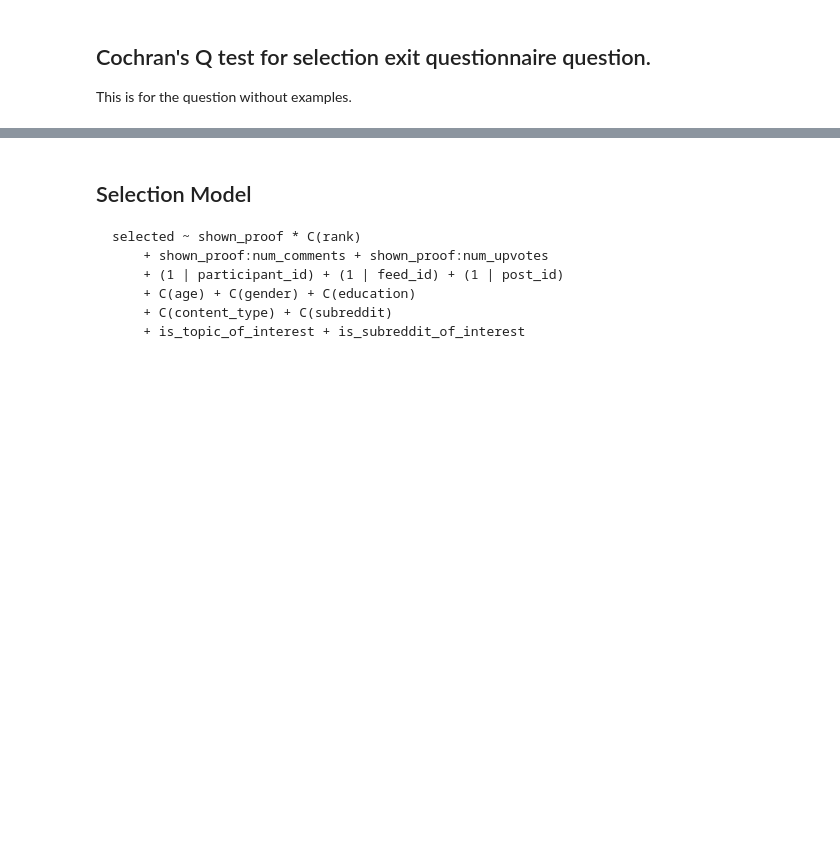
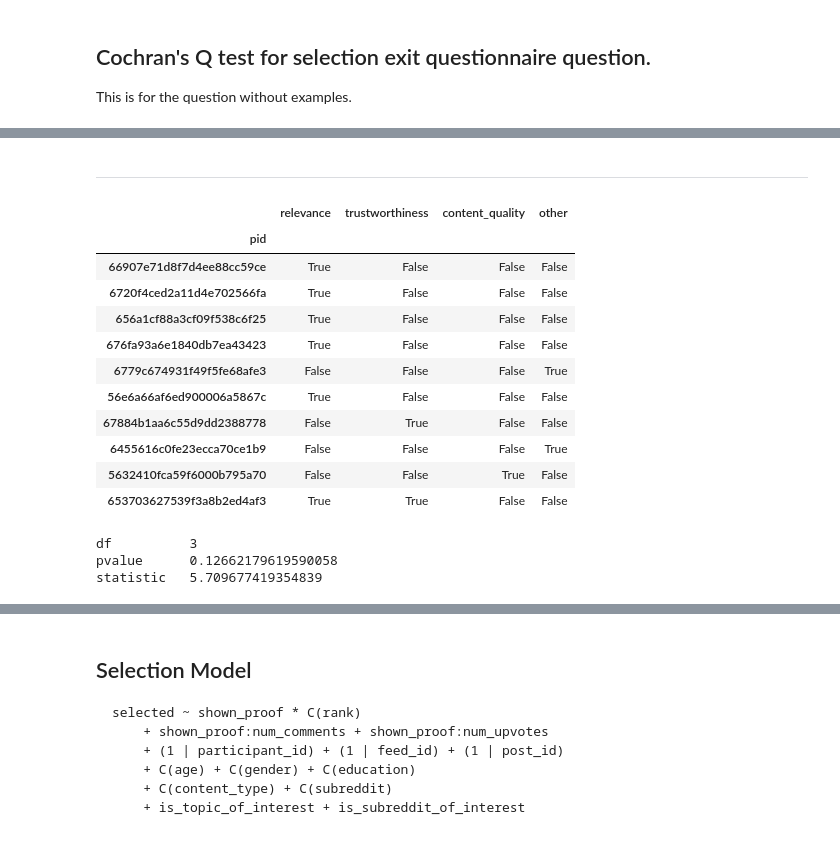
Before and after one commit to scuba-illinois/feed-ranking-experiment, a Jupyter notebook: analysis/pilot-responses.ipynb, the cells around one changed output, grey strips where cells are left out. Cells and saved outputs as stored; diff of their text form; code cells hidden in the pictures; blank space fills up the shorter version.

```diff
--- a/analysis/pilot-responses.ipynb
+++ b/analysis/pilot-responses.ipynb
@@ -1035,0 +1062,42 @@ def format_selection_data(explanations_df: pd.DataFrame) -> pd.DataFrame:
+# %% [markdown]
+---
+# %%
+def get_q_selected_data(explanations_df: pd.DataFrame) -> pd.DataFrame:
+    df = pd.DataFrame(index=explanations_df.index, columns=selected_options + ["other"])
+
+    for pid in df.index:
+        df.loc[pid] = {
+            "relevance": "relevance" in explanations_df.loc[pid, "selected"],
+            "trustworthiness": "trustworthiness"
+            in explanations_df.loc[pid, "selected"],
+            "content_quality": "content_quality"
+            in explanations_df.loc[pid, "selected"],
+            "other": "other" in explanations_df.loc[pid, "selected"],
+        }
+
+    return df
+
+
+q_selected_data = get_q_selected_data(explanations_df)
+q_selected_data
+# %% [output]
+|  | relevance | trustworthiness | content_quality | other |
+| pid |  |  |  |  |
+| 66907e71d8f7d4ee88cc59ce | True | False | False | False |
+| 6720f4ced2a11d4e702566fa | True | False | False | False |
+| 656a1cf88a3cf09f538c6f25 | True | False | False | False |
+| 676fa93a6e1840db7ea43423 | True | False | False | False |
+| 6779c674931f49f5fe68afe3 | False | False | False | True |
+| 56e6a66af6ed900006a5867c | True | False | False | False |
+| 67884b1aa6c55d9dd2388778 | False | True | False | False |
+| 6455616c0fe23ecca70ce1b9 | False | False | False | True |
+| 5632410fca59f6000b795a70 | False | False | True | False |
+| 653703627539f3a8b2ed4af3 | True | True | False | False |
+# %%
+q_selected_results = cochrans_q(q_selected_data.astype(int))
+
+print(q_selected_results)
+# %% [output]
+df          3
+pvalue      0.12662179619590058
+statistic   5.709677419354839
```
Also changed, not shown: parts of 6 cells of this notebook.
